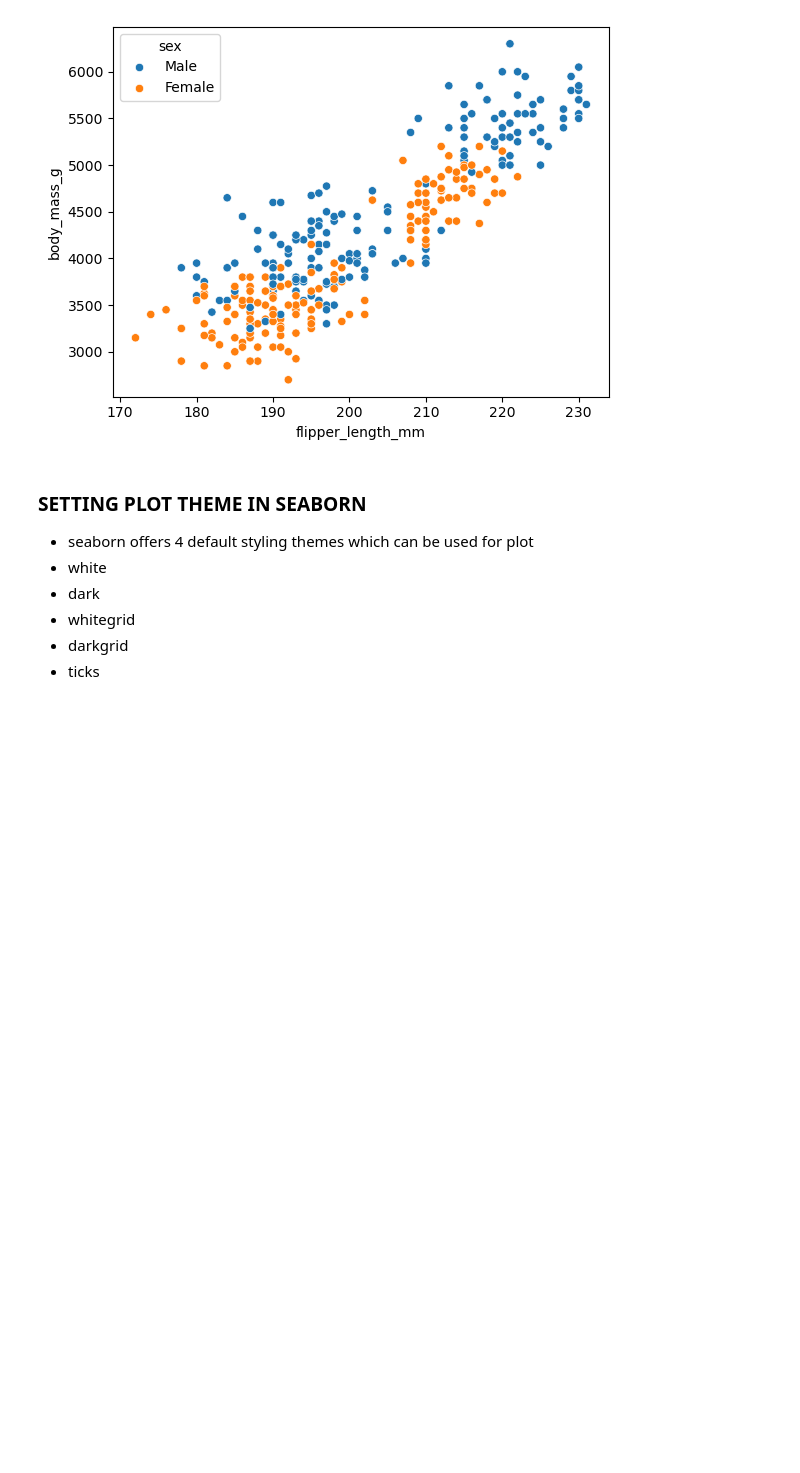
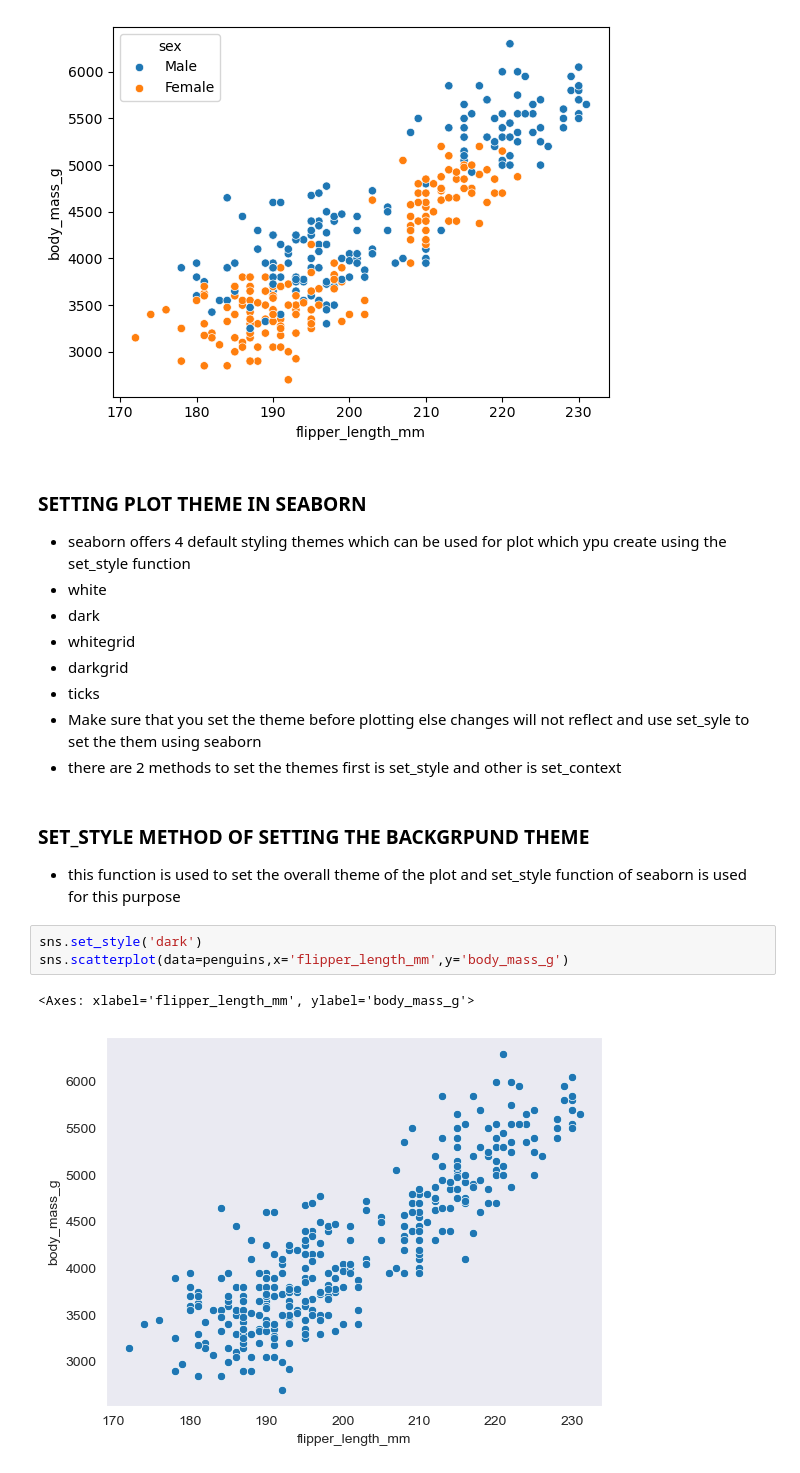
Before and after one commit to sagarnbeedi-analytics/data-analytics-portfolio, a Jupyter notebook: PYTHON/SEABORN_LIBRARY/main.ipynb, the cells around one changed output. Cells and saved outputs as stored; diff of their text form; blank space fills up the shorter version.

Commit message:
learning seaborn
learning seaborn

```diff
--- a/PYTHON/SEABORN_LIBRARY/main.ipynb
+++ b/PYTHON/SEABORN_LIBRARY/main.ipynb
@@ -182,9 +182,20 @@ sns.scatterplot(
 [figure]
 # %% [markdown]
 ### SETTING PLOT THEME IN SEABORN
-- seaborn offers 4 default styling themes which can be used for plot
+- seaborn offers 4 default styling themes which can be used for plot which ypu create using the set_style function
 - white
 - dark
 - whitegrid
 - darkgrid
 - ticks
+- Make sure that you set the theme before plotting else changes will not reflect and use set_syle to set the them using seaborn
+- there are 2 methods to set the themes first is set_style and other is set_context
+# %% [markdown]
+### SET_STYLE METHOD OF SETTING THE BACKGRPUND THEME
+- this function is used to set the overall theme of the plot and set_style function of seaborn is used for this purpose
+# %%
+sns.set_style('dark')
+sns.scatterplot(data=penguins,x='flipper_length_mm',y='body_mass_g')
+# %% [output]
+<Axes: xlabel='flipper_length_mm', ylabel='body_mass_g'>
+[figure, added]
```
Also changed, not shown: parts of 11 cells of this notebook.
